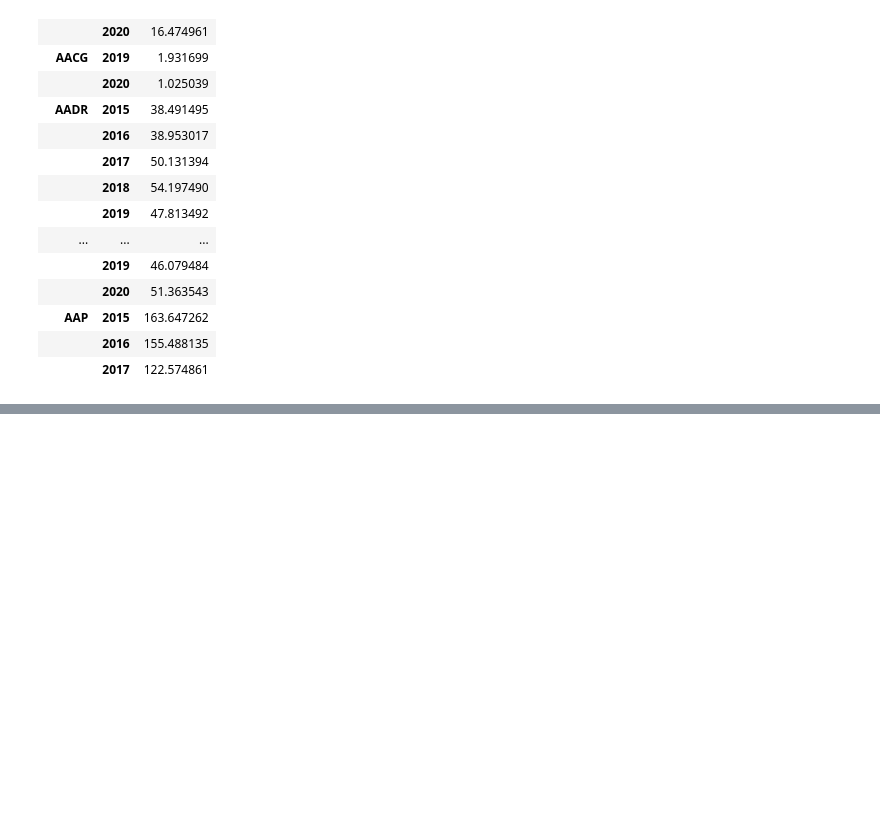
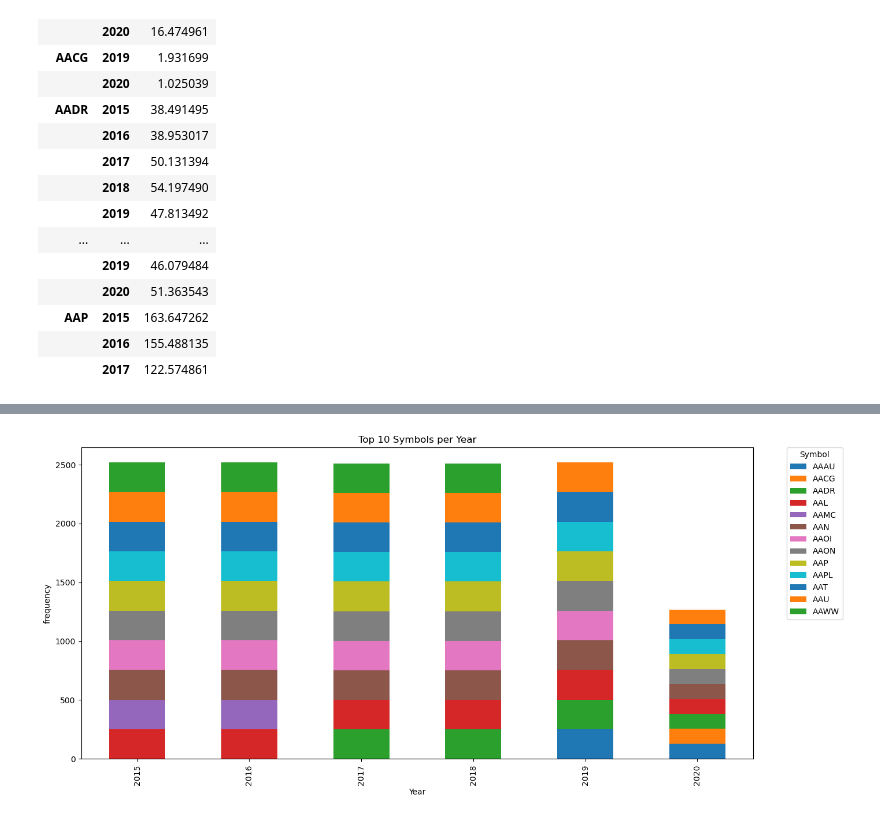
Before and after one commit to neginkanani/Project-1, a Jupyter notebook: Aissa/vizualization/Aissa_VIS.ipynb, the cells around one changed output, grey strips where cells are left out. Drawn from its saved outputs; the diff is of its cells as text; code cells hidden in the pictures; blank space fills up the shorter version.

```diff
--- a/Aissa/vizualization/Aissa_VIS.ipynb
+++ b/Aissa/vizualization/Aissa_VIS.ipynb
@@ -124,0 +80,15 @@ plt.show()
+# %%
+#groups the data by year and symbol, and finds the top 10 symbols for each year based on the count of the symbol.
+
+
+top_10_symbols = df.groupby(['year','symbol']).size().reset_index(name='counts')
+top_10_symbols = top_10_symbols.sort_values(['year','counts'],ascending=[True,False]).groupby('year').head(10)
+top_10_symbols = top_10_symbols.pivot(index='year', columns='symbol', values='counts')
+top_10_symbols.plot(kind='bar', stacked=True, figsize=(15,7))
+plt.title('Top 10 Symbols per Year')
+plt.xlabel('Year')
+plt.ylabel('frequency')
+plt.legend(title='Symbol',bbox_to_anchor=(1.05, 1), loc='upper left', borderaxespad=0.)
+plt.show()
+# %% [output]
+[figure, added]
```
Also changed, not shown: parts of 7 cells of this notebook, 2 other files.
